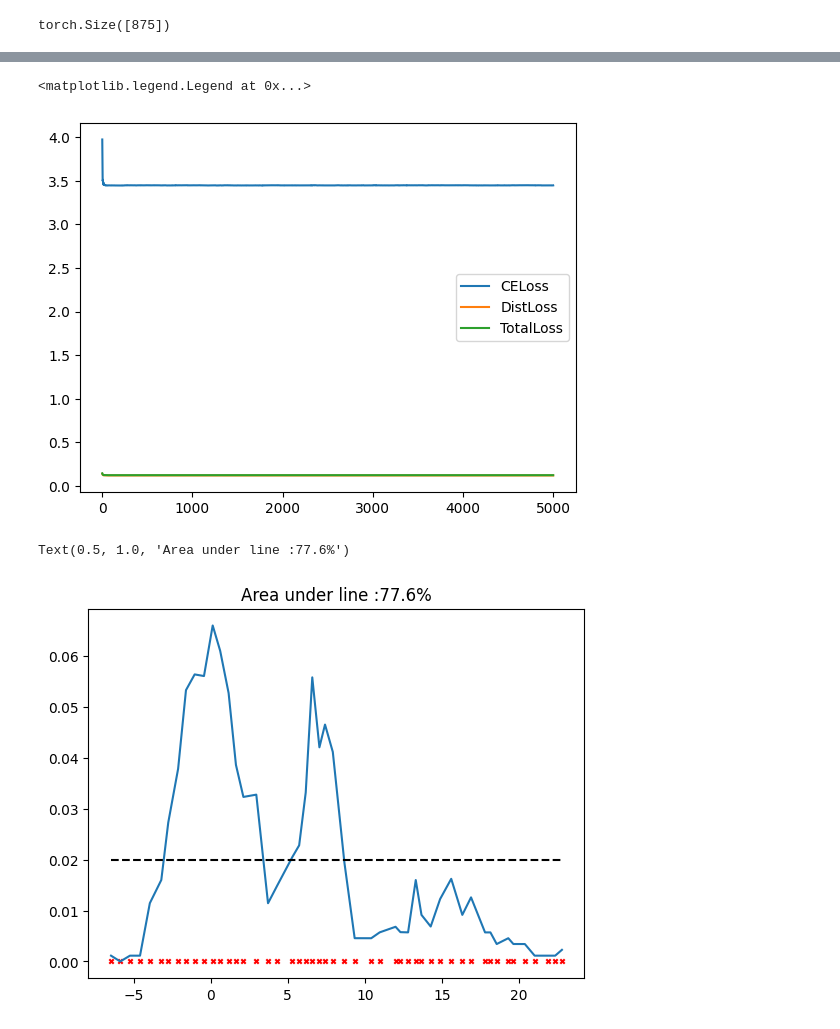
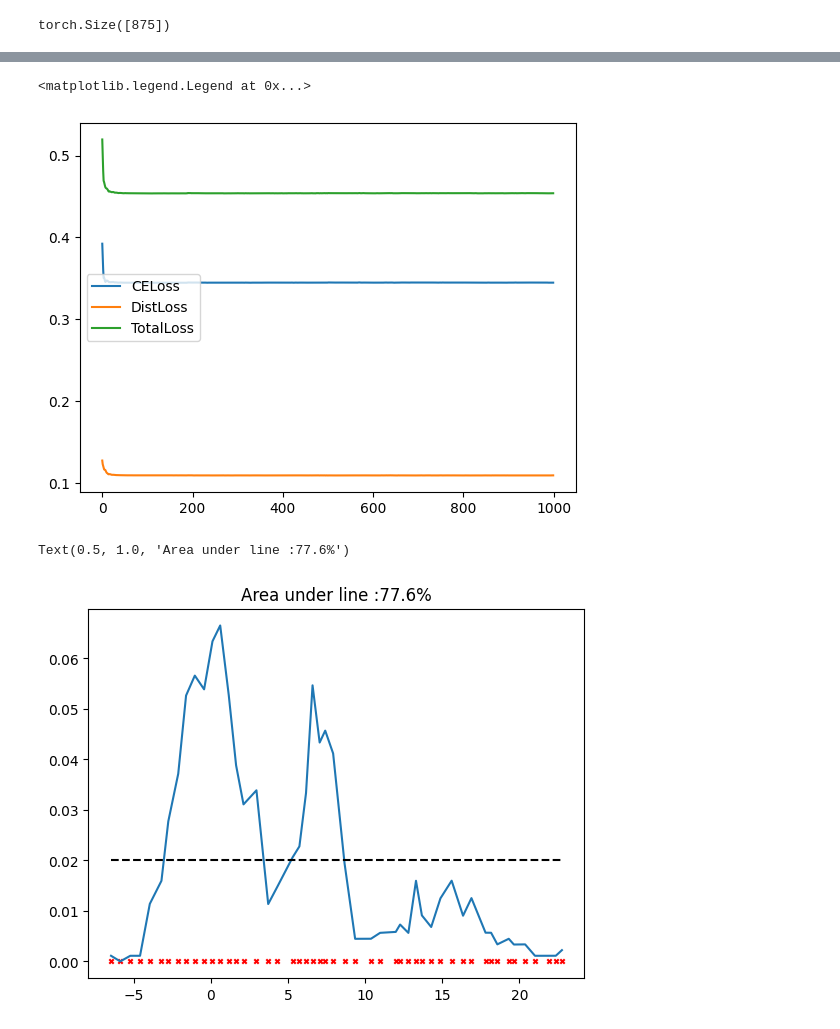
Before and after one commit to batuceng/max_quantile, a Jupyter notebook: 1d_prototypes_v2.ipynb, the cells around one changed output, grey strips where cells are left out. Cells and saved outputs as stored; diff of their text form; code cells hidden in the pictures.

```diff
--- a/1d_prototypes_v2.ipynb
+++ b/1d_prototypes_v2.ipynb
@@ -291,7 +291,7 @@ ce_losses = []
 mindist_losses = []
 
 losses = []
-for step in range(5000):
+for step in range(1000):
     model.train()
     optimizer.zero_grad()
     #yq1, yq2, yq3 = model(x)
@@ -301,10 +301,10 @@ for step in range(5000):
     cdist_list = torch.cdist(train_y.view(-1,1), protos.view(-1,1), p=2)
     mindist, pos = torch.min(cdist_list, dim=1)
 
-    ce_loss = criterion(logits, pos)
-    mindist_loss = torch.mean(mindist)
-    lambda_fact = 0.999
-    loss = (1-lambda_fact)*ce_loss + lambda_fact*mindist_loss
+    lambda_fact = 0.9
+    ce_loss = (1-lambda_fact) * criterion(logits, pos)
+    mindist_loss = lambda_fact * torch.mean(mindist)
+    loss = ce_loss + mindist_loss
 
     ce_losses.append(ce_loss.data.item())
     mindist_losses.append(mindist_loss.data.item())
@@ -313,11 +313,11 @@ for step in range(5000):
     loss.backward()
     optimizer.step()
 
-    if (step==0) or ((step+1) % 1000 == 0):
+    if (step==0) or ((step+1) % 100 == 0):
         """
         Show your intermediate results
         """
-        print('epoch {} loss={:.4}'.format(step+1, loss.data.item()))
+        print(f'epoch {step+1}, loss={loss.data.item():.4}, CE_Loss: {ce_loss.data.item()}, MinDist_Loss: {mindist_loss.data.item()}')
         pass
 plt.plot(ce_losses, label='CELoss')
 plt.plot(mindist_losses, label='DistLoss')
@@ -333,5 +338,5 @@ epoch 5000 loss=0.1246
 <matplotlib.legend.Legend at 0x...>
-[figure, old version]
+[figure, new version]
 # %%
 probs = F.softmax(logits)[0].detach().cpu().numpy()
 vals = protos.cpu().detach().numpy()
@@ -344,4 +349,4 @@ plt.hlines(y=th, xmin=vals.min(), xmax=vals.max(), colors='black', linestyles='d
 plt.title(f"Area under line :{100*probs[probs>0.02].sum():.1f}%")
 # %% [output]
 Text(0.5, 1.0, 'Area under line :77.6%')
-[figure, old version]
+[figure, new version]
```
Also changed, not shown: parts of 8 cells of this notebook.
